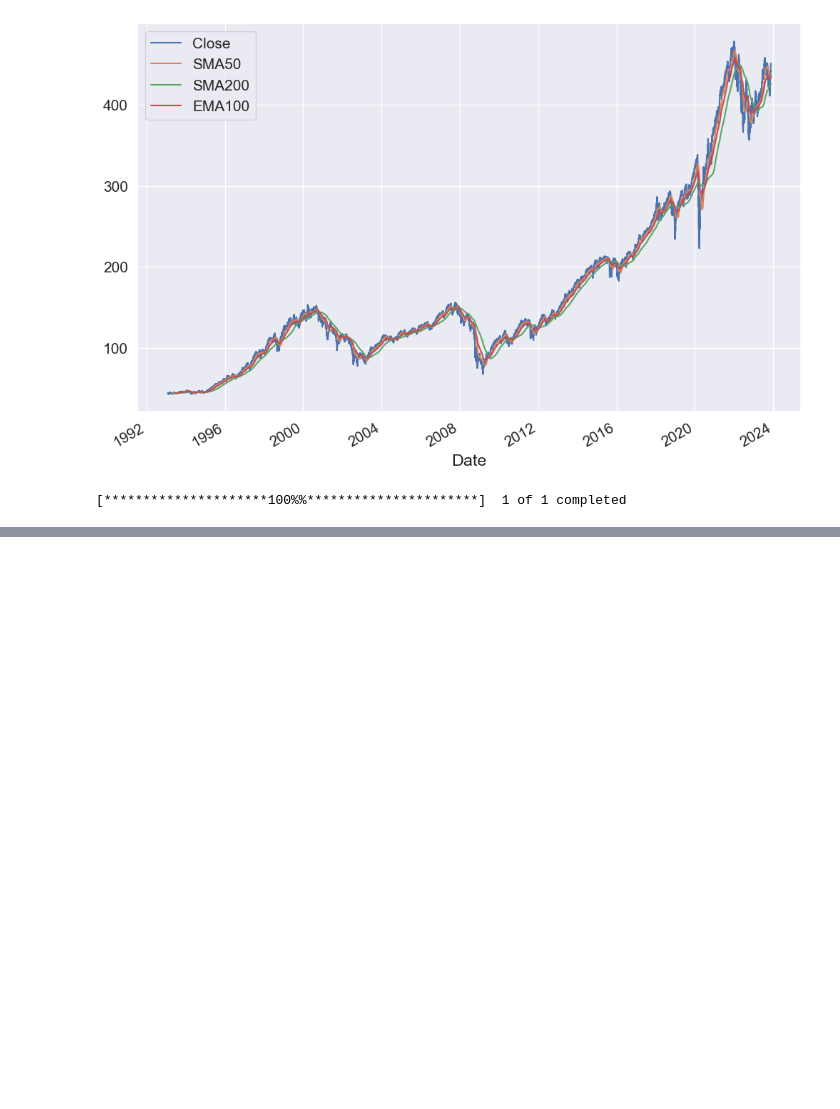
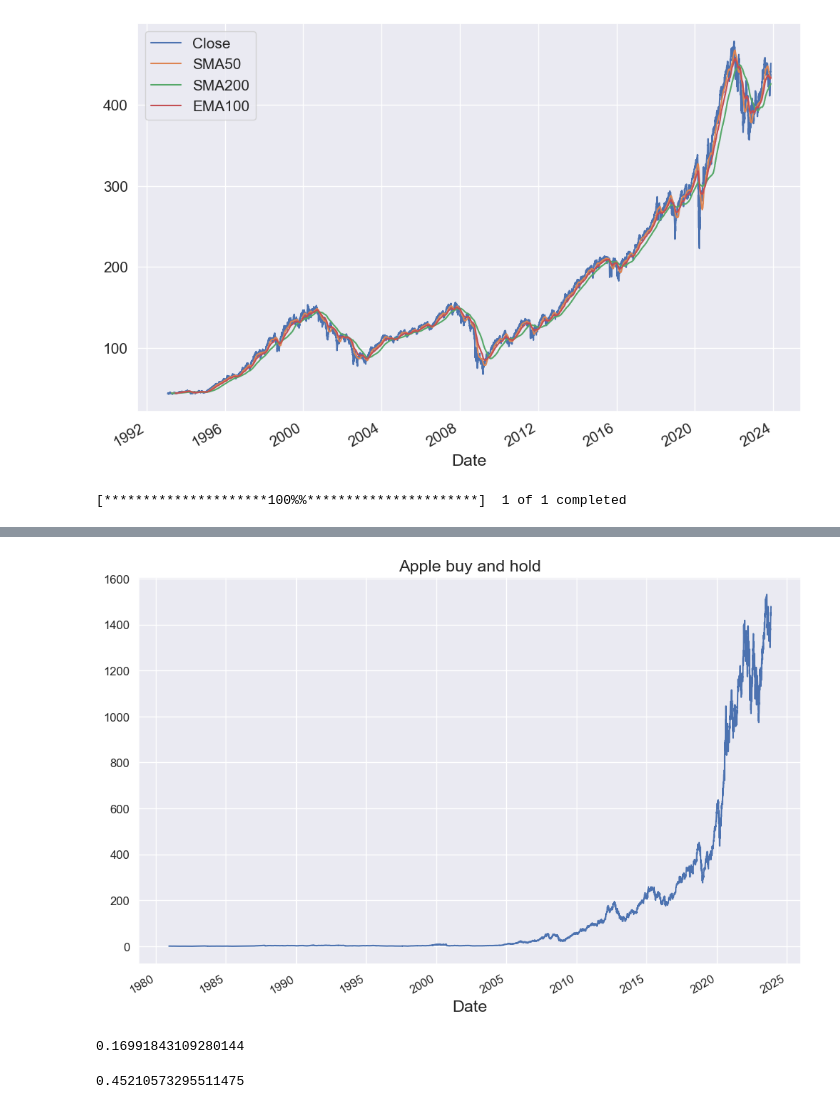
Before and after one commit to samuel-1-avson/ml_forex, a Jupyter notebook: algo programming.ipynb, the cells around one changed output, grey strips where cells are left out. Cells and saved outputs as stored; diff of their text form; code cells hidden in the pictures; blank space fills up the shorter version.

```diff
--- a/algo programming.ipynb
+++ b/algo programming.ipynb
@@ -1146,0 +1248,2 @@ spy
+# %%
+apple = apple.Close.to_frame()
@@ -1146,0 +1266,3 @@ spy
+# %%
+apple["d_returns"]=np.log(apple.Close/apple.Close.shift(1))
+apple
@@ -1146,0 +1284,2 @@ spy
+# %%
+apple.dropna(inplace=True)
@@ -1146,0 +1311,2 @@ spy
+# %%
+apple["cummreturns"] = apple.d_returns.cumsum().apply(np.exp)
@@ -1146,0 +1330,13 @@ spy
+# %%
+apple.cummreturns.plot(figsize=(12,8), fontsize=12,title = "Apple buy and hold")
+plt.show()
+# %% [output]
+[figure, added]
+# %%
+apple.d_returns.mean()*252
+# %% [output]
+0.16991843109280144
+# %%
+apple.d_returns.std()*np.sqrt(252)
+# %% [output]
+0.45210573295511475
```
Also changed, not shown: parts of 82 cells of this notebook, 1 other file.
